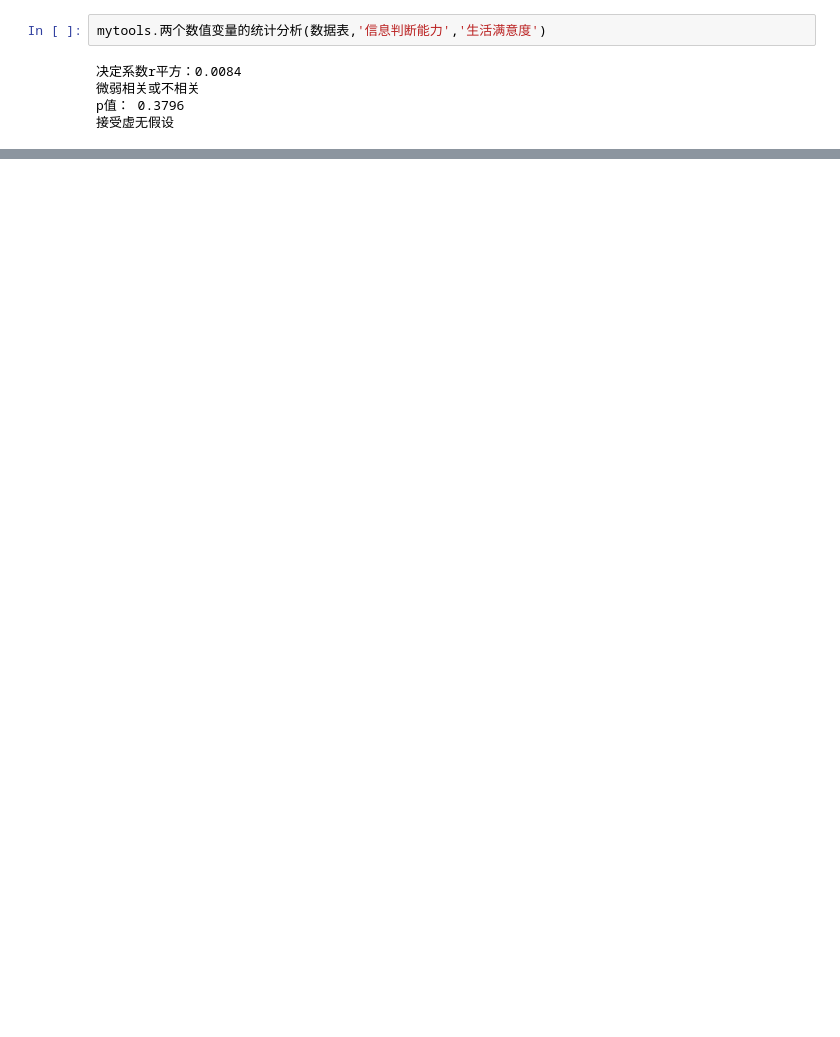
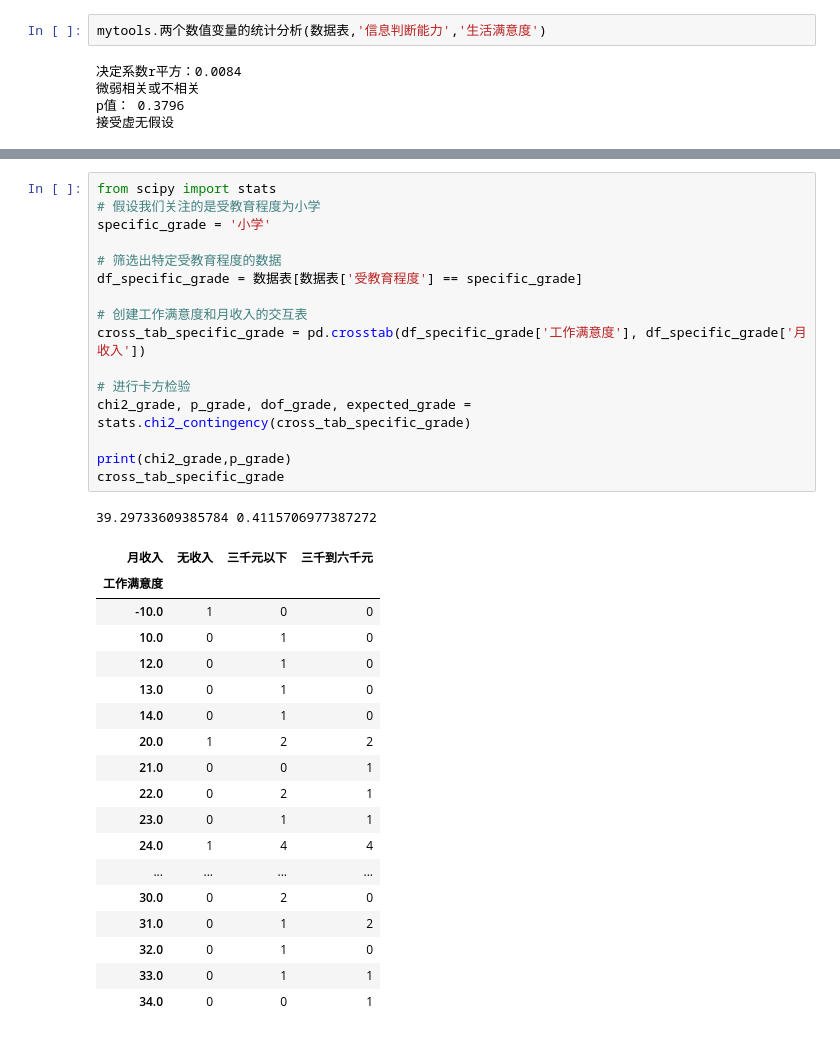
Before and after one commit to mosongsheng/mm, a Jupyter notebook: 18-期末作业.ipynb, the cells around one changed output, grey strips where cells are left out. Saved outputs shown, nothing was run; the diff lists cells and outputs as text; blank space fills up the shorter version.

```diff
--- a/18-期末作业.ipynb
+++ b/18-期末作业.ipynb
@@ -174,0 +262,36 @@ p值： 0.3796
+# %%
+from scipy import stats
+# 假设我们关注的是受教育程度为小学
+specific_grade = '小学'
+
+# 筛选出特定受教育程度的数据
+df_specific_grade = 数据表[数据表['受教育程度'] == specific_grade]
+
+# 创建工作满意度和月收入的交互表
+cross_tab_specific_grade = pd.crosstab(df_specific_grade['工作满意度'], df_specific_grade['月收入'])
+
+# 进行卡方检验
+chi2_grade, p_grade, dof_grade, expected_grade = stats.chi2_contingency(cross_tab_specific_grade)
+
+print(chi2_grade,p_grade)
+cross_tab_specific_grade
+# %% [output]
+39.29733609385784 0.4115706977387272
+| 月收入 | 无收入 | 三千元以下 | 三千到六千元 |
+| 工作满意度 |  |  |  |
+| -10.0 | 1 | 0 | 0 |
+| 10.0 | 0 | 1 | 0 |
+| 12.0 | 0 | 1 | 0 |
+| 13.0 | 0 | 1 | 0 |
+| 14.0 | 0 | 1 | 0 |
+| 20.0 | 1 | 2 | 2 |
+| 21.0 | 0 | 0 | 1 |
+| 22.0 | 0 | 2 | 1 |
+| 23.0 | 0 | 1 | 1 |
+| 24.0 | 1 | 4 | 4 |
+| ... | ... | ... | ... |
+| 30.0 | 0 | 2 | 0 |
+| 31.0 | 0 | 1 | 2 |
+| 32.0 | 0 | 1 | 0 |
+| 33.0 | 0 | 1 | 1 |
+| 34.0 | 0 | 0 | 1 |
```
Also changed, not shown: parts of 24 cells of this notebook, 4 other files.
